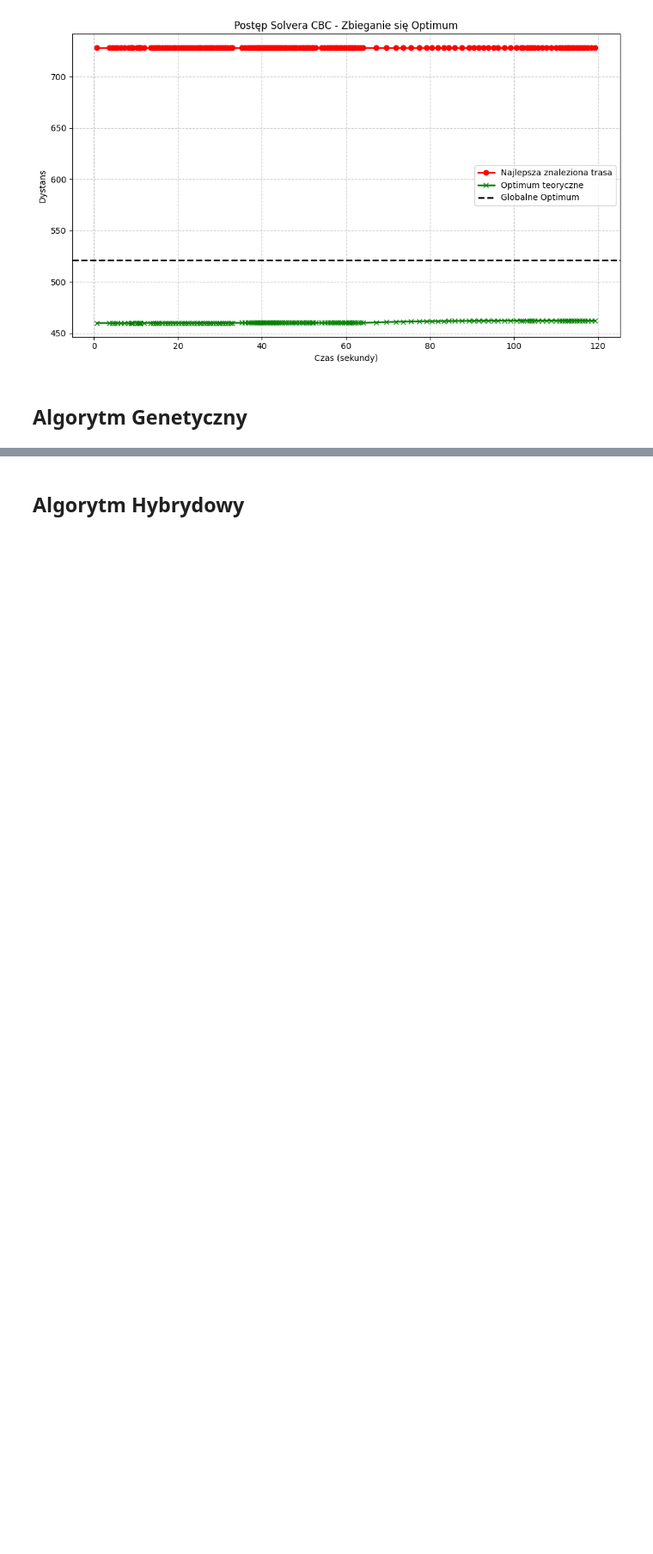
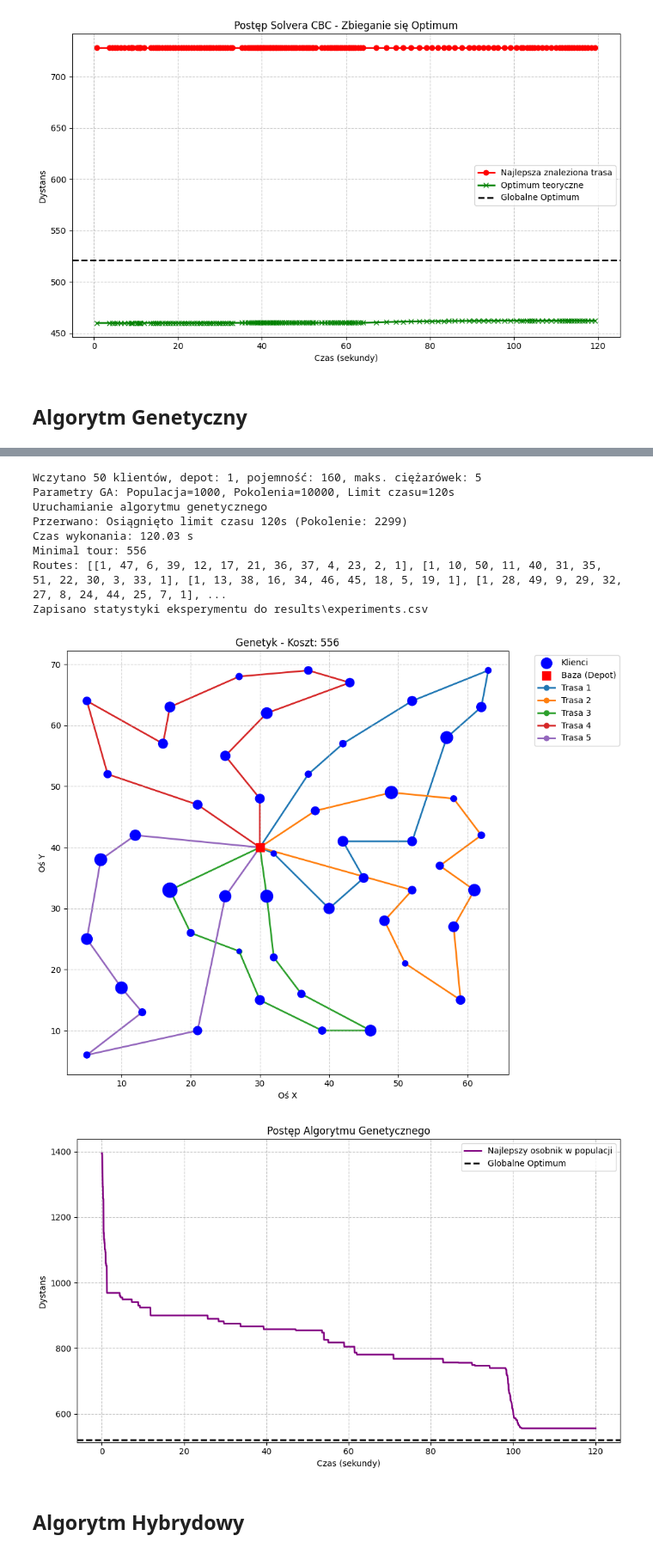
Before and after one commit to JakubRybak/Vehicle_Routing_Lp_Solver, a Jupyter notebook: projekt.ipynb, the cells around one changed output, grey strips where cells are left out. Shown at 86% size. Cells and saved outputs as stored; diff of their text form; code cells hidden in the pictures; blank space fills up the shorter version.

```diff
--- a/projekt.ipynb
+++ b/projekt.ipynb
@@ -101,3 +102,16 @@ Zapisano statystyki eksperymentu do results\experiments.csv
+# %%
+run_experiments(instances, solve_cvrp_ga, time_limit=120, population_size=1000, generations=10000, seed=42)
+# %% [output]
+Wczytano 50 klientów, depot: 1, pojemność: 160, maks. ciężarówek: 5
+Parametry GA: Populacja=1000, Pokolenia=10000, Limit czasu=120s
+Uruchamianie algorytmu genetycznego
+Przerwano: Osiągnięto limit czasu 120s (Pokolenie: 2299)
+Czas wykonania: 120.03 s
+Minimal tour: 556
+Routes: [[1, 47, 6, 39, 12, 17, 21, 36, 37, 4, 23, 2, 1], [1, 10, 50, 11, 40, 31, 35, 51, 22, 30, 3, 33, 1], [1, 13, 38, 16, 34, 46, 45, 18, 5, 19, 1], [1, 28, 49, 9, 29, 32, 27, 8, 24, 44, 25, 7, 1], ...
+Zapisano statystyki eksperymentu do results\experiments.csv
+[figure, added]
+[figure, added]
 # %% [markdown]
 ## Algorytm Hybrydowy
 # %%
```
Also changed, not shown: parts of 7 cells of this notebook, 3 other files.
